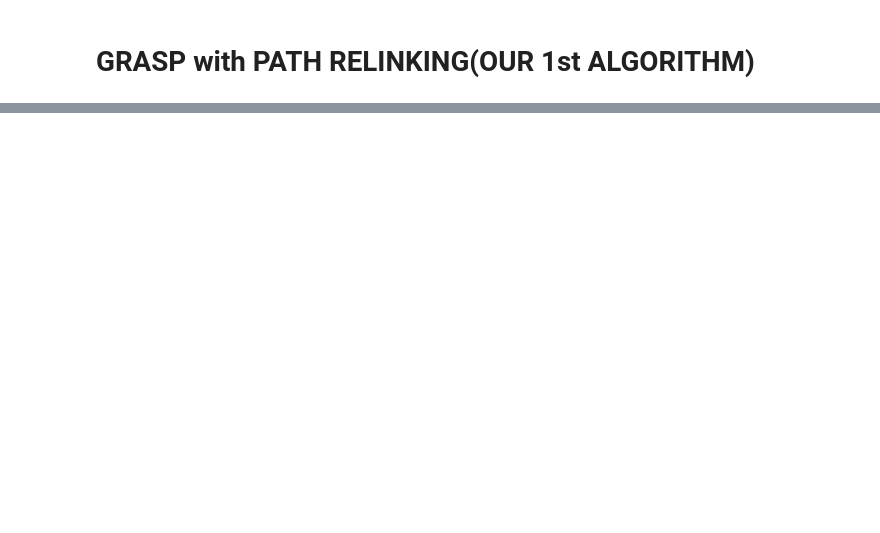
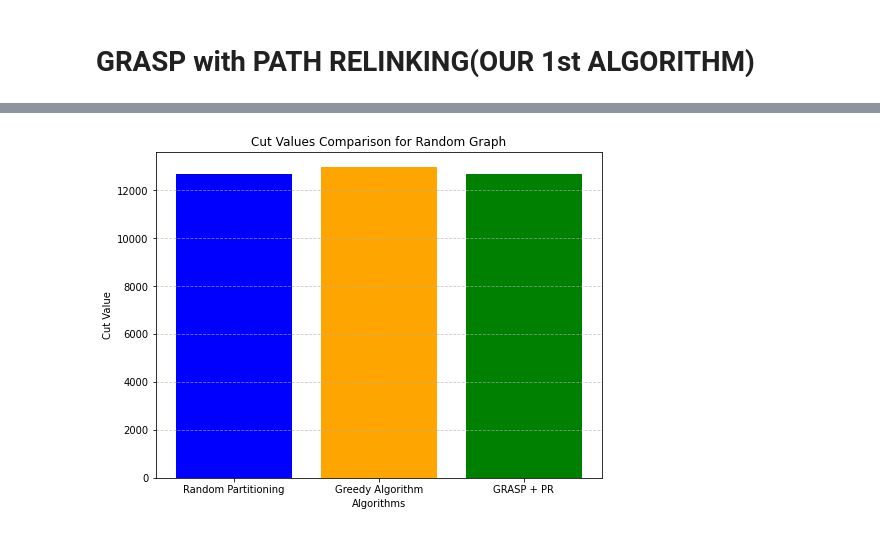
Before and after one commit to Rakib047/CSE-462-Project-MAX-CUT, a Jupyter notebook: experiment.ipynb, the cells around one changed output, grey strips where cells are left out. Cells and saved outputs as stored; diff of their text form; code cells hidden in the pictures; blank space fills up the shorter version.

Commit message:
visualization

```diff
--- a/experiment.ipynb
+++ b/experiment.ipynb
@@ -373,2 +373,100 @@ GRASP + PR:
 
 ==================================================
+# %%
+import matplotlib.pyplot as plt
+import time
+
+# Function to run experiments and collect results
+def run_experiments(test_graphs, max_iterations, elite_set_size):
+    """
+    Runs the experiments on the provided graphs and collects results.
+
+    :param test_graphs: Dictionary of graph names and graphs
+    :param max_iterations: Maximum iterations for GRASP + PR
+    :param elite_set_size: Elite set size for GRASP + PR
+    :return: List of experiment results
+    """
+    results = []
+
+    for graph_name, graph in test_graphs.items():
+        print(f"Testing on {graph_name}...")
+
+        # Random Partitioning
+        start_time = time.time()
+        _, random_cut_value = random_partitioning(graph)
+        random_runtime = time.time() - start_time
+
+        # Greedy Algorithm
+        start_time = time.time()
+        _, greedy_cut_value = greedy_partitioning(graph)
+        greedy_runtime = time.time() - start_time
+
+        # GRASP + PR
+        start_time = time.time()
+        _, grasp_cut_value = grasp_pr(graph, max_iterations, elite_set_size)
+        grasp_runtime = time.time() - start_time
+
+        # Store results
+        results.append({
+            "graph": graph_name,
+            "cut_values": [random_cut_value, greedy_cut_value, grasp_cut_value],
+            "runtimes": [random_runtime, greedy_runtime, grasp_runtime]
+        })
+
+        # Print the results
+        print(f"Results for {graph_name}:")
+        print(f"  Random Partitioning: Cut Value = {random_cut_value}, Runtime = {random_runtime:.6f} seconds")
+        print(f"  Greedy Algorithm: Cut Value = {greedy_cut_value}, Runtime = {greedy_runtime:.6f} seconds")
+        print(f"  GRASP + PR: Cut Value = {grasp_cut_value}, Runtime = {grasp_runtime:.6f} seconds")
+        print("="*50)
+
+    return results
+
+# Visualization function
+def visualize_experiment_results(results):
+    algorithms = ["Random Partitioning", "Greedy Algorithm", "GRASP + PR"]
+
+    for result in results:
+        graph_name = result["graph"]
+        cut_values = result["cut_values"]
+        runtimes = result["runtimes"]
+
+        # Plot Cut Values
+        plt.figure(figsize=(8, 6))
+        plt.bar(algorithms, cut_values, color=["blue", "orange", "green"])
+        plt.title(f"Cut Values Comparison for {graph_name}")
+        plt.ylabel("Cut Value")
+        plt.xlabel("Algorithms")
+        plt.grid(axis="y", linestyle="--", alpha=0.7)
+        plt.show()
+
+        # Plot Runtimes
+        plt.figure(figsize=(8, 6))
+        plt.bar(algorithms, runtimes, color=["blue", "orange", "green"])
+        plt.title(f"Runtime Comparison for {graph_name}")
+        plt.ylabel("Runtime (seconds)")
+        plt.xlabel("Algorithms")
+        plt.yscale("log")  # Log scale for better runtime visualization
+        plt.grid(axis="y", linestyle="--", alpha=0.7)
+        plt.show()
+
+# Example usage
+if __name__ == "__main__":
+    # Generate test graphs
+    test_graphs = {
+        "Random Graph": generate_random_graph(num_nodes=150, edge_prob=0.4),
+        "Grid Graph": generate_grid_graph(dim_x=15, dim_y=15),
+        "Bipartite Graph": generate_bipartite_graph(set1_size=50, set2_size=50, edge_prob=0.5),
+        "Real-world Graph": generate_real_world_graph()
+    }
+
+    # Parameters for GRASP + PR
+    max_iterations = 50
+    elite_set_size = 5
+
+    # Run experiments
+    experiment_results = run_experiments(test_graphs, max_iterations, elite_set_size)
+
+    # Visualize results
+    visualize_experiment_results(experiment_results)
+# %% [output]
@@ -374,0 +490 @@ GRASP + PR:
+[figure, added]
```
Also changed, not shown: parts of 4 cells of this notebook.
